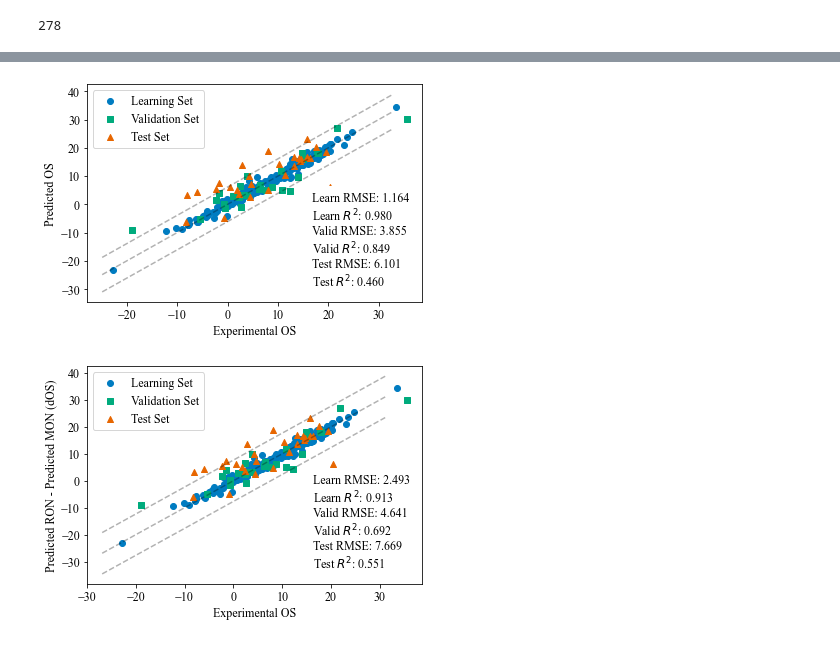
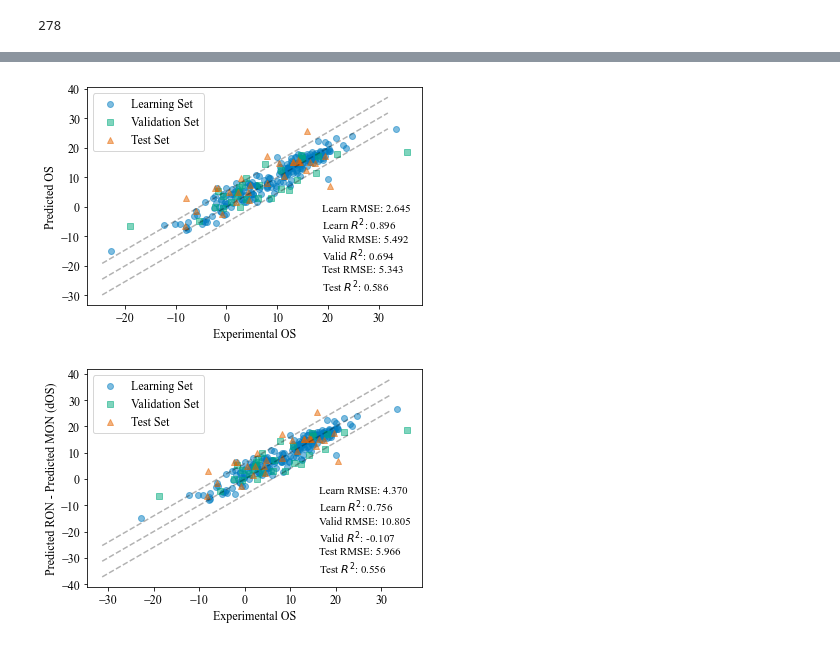
Before and after one commit to ECRL/publication_procedures, a Jupyter notebook: Octane/train_model.ipynb, the cells around one changed output, grey strips where cells are left out. Saved outputs shown, nothing was run; the diff lists cells and outputs as text; code cells hidden in the pictures.

```diff
--- a/Octane/train_model.ipynb
+++ b/Octane/train_model.ipynb
@@ -31,13 +31,13 @@ dataset_os_test = QSPRDataset(os_smiles_test, os_test, backend='alvadesc')
 # %%
 from ecnet.tasks import select_rfr
 
-desc_idx_mon, _ = select_rfr(dataset_mon_train, total_importance=0.9999, n_estimators=25, n_jobs=4)
+desc_idx_mon, _ = select_rfr(dataset_mon_train, total_importance=0.9999, n_estimators=50, n_jobs=4)
 desc_idx_mon = desc_idx_mon[:250]
 
-desc_idx_ron, _ = select_rfr(dataset_ron_train, total_importance=0.9999, n_estimators=25, n_jobs=4)
+desc_idx_ron, _ = select_rfr(dataset_ron_train, total_importance=0.9999, n_estimators=50, n_jobs=4)
 desc_idx_ron = desc_idx_ron[:250]
 
-desc_idx_os, _ = select_rfr(dataset_os_train, total_importance=0.9999, n_estimators=25, n_jobs=4)
+desc_idx_os, _ = select_rfr(dataset_os_train, total_importance=0.9999, n_estimators=50, n_jobs=4)
 desc_idx_os = desc_idx_os[:250]
 # %%
 dataset_mon_train.set_desc_index(desc_idx_mon)
@@ -104,9 +126,9 @@ plt.ylabel('Predicted MON')
 plt.plot([min_val, max_val], [min_val, max_val], 'k--', alpha=0.3)
 plt.plot([min_val, max_val], [min_val + test_rmse, max_val + test_rmse], 'k--', alpha=0.3)
 plt.plot([min_val, max_val], [min_val - test_rmse, max_val - test_rmse], 'k--', alpha=0.3)
-plt.scatter(mon_learn_exp, mon_learn_pred, color=(0, 114/235, 178/235), label='Learning Set', marker='o')
-plt.scatter(mon_valid_exp, mon_valid_pred, color=(0, 158/235, 115/235), label='Validation Set', marker='s')
-plt.scatter(mon_test_exp, mon_test_pred, color=(213/235, 94/235, 0), label='Test Set', marker='^')
+plt.scatter(mon_learn_exp, mon_learn_pred, color=(0, 114/235, 178/235), label='Learning Set', marker='o', alpha=0.5)
+plt.scatter(mon_valid_exp, mon_valid_pred, color=(0, 158/235, 115/235), label='Validation Set', marker='s', alpha=0.5)
+plt.scatter(mon_test_exp, mon_test_pred, color=(213/235, 94/235, 0), label='Test Set', marker='^', alpha=0.5)
 plt.legend(loc='upper left')
 string = 'Learn RMSE: {:.3f}'.format(learn_rmse) + '\n'
 string += 'Learn $R^2$: {:.3f}'.format(learn_r2) + '\n'
@@ -114,6 +136,7 @@ string += 'Valid RMSE: {:.3f}'.format(valid_rmse) + '\n'
 string += 'Valid $R^2$: {:.3f}'.format(valid_r2) + '\n'
 string += 'Test RMSE: {:.3f}'.format(test_rmse) + '\n'
 string += 'Test $R^2$: {:.3f}'.format(test_r2)
+plt.rcParams.update({'font.size': 11})
 text_box = AnchoredText(string, frameon=True, loc=4, pad=0.5)
 plt.setp(text_box.patch, facecolor='white', edgecolor='w')
 plt.gca().add_artist(text_box)
@@ -166,9 +197,9 @@ plt.ylabel('Predicted RON')
 plt.plot([min_val, max_val], [min_val, max_val], 'k--', alpha=0.3)
 plt.plot([min_val, max_val], [min_val + test_rmse, max_val + test_rmse], 'k--', alpha=0.3)
 plt.plot([min_val, max_val], [min_val - test_rmse, max_val - test_rmse], 'k--', alpha=0.3)
-plt.scatter(ron_learn_exp, ron_learn_pred, color=(0, 114/235, 178/235), label='Learning Set', marker='o')
-plt.scatter(ron_valid_exp, ron_valid_pred, color=(0, 158/235, 115/235), label='Validation Set', marker='s')
-plt.scatter(ron_test_exp, ron_test_pred, color=(213/235, 94/235, 0), label='Test Set', marker='^')
+plt.scatter(ron_learn_exp, ron_learn_pred, color=(0, 114/235, 178/235), label='Learning Set', marker='o', alpha=0.5)
+plt.scatter(ron_valid_exp, ron_valid_pred, color=(0, 158/235, 115/235), label='Validation Set', marker='s', alpha=0.5)
+plt.scatter(ron_test_exp, ron_test_pred, color=(213/235, 94/235, 0), label='Test Set', marker='^', alpha=0.5)
 plt.legend(loc='upper left')
 string = 'Learn RMSE: {:.3f}'.format(learn_rmse) + '\n'
 string += 'Learn $R^2$: {:.3f}'.format(learn_r2) + '\n'
@@ -176,6 +207,7 @@ string += 'Valid RMSE: {:.3f}'.format(valid_rmse) + '\n'
 string += 'Valid $R^2$: {:.3f}'.format(valid_r2) + '\n'
 string += 'Test RMSE: {:.3f}'.format(test_rmse) + '\n'
 string += 'Test $R^2$: {:.3f}'.format(test_r2)
+plt.rcParams.update({'font.size': 11})
 text_box = AnchoredText(string, frameon=True, loc=4, pad=0.5)
 plt.setp(text_box.patch, facecolor='white', edgecolor='w')
 plt.gca().add_artist(text_box)
@@ -229,9 +266,9 @@ plt.ylabel('Predicted OS')
 plt.plot([min_val, max_val], [min_val, max_val], 'k--', alpha=0.3)
 plt.plot([min_val, max_val], [min_val + test_rmse, max_val + test_rmse], 'k--', alpha=0.3)
 plt.plot([min_val, max_val], [min_val - test_rmse, max_val - test_rmse], 'k--', alpha=0.3)
-plt.scatter(os_learn_exp, os_learn_pred, color=(0, 114/235, 178/235), label='Learning Set', marker='o')
-plt.scatter(os_valid_exp, os_valid_pred, color=(0, 158/235, 115/235), label='Validation Set', marker='s')
-plt.scatter(os_test_exp, os_test_pred, color=(213/235, 94/235, 0), label='Test Set', marker='^')
+plt.scatter(os_learn_exp, os_learn_pred, color=(0, 114/235, 178/235), label='Learning Set', marker='o', alpha=0.5)
+plt.scatter(os_valid_exp, os_valid_pred, color=(0, 158/235, 115/235), label='Validation Set', marker='s', alpha=0.5)
+plt.scatter(os_test_exp, os_test_pred, color=(213/235, 94/235, 0), label='Test Set', marker='^', alpha=0.5)
 plt.legend(loc='upper left')
 string = 'Learn RMSE: {:.3f}'.format(learn_rmse) + '\n'
 string += 'Learn $R^2$: {:.3f}'.format(learn_r2) + '\n'
@@ -239,12 +276,13 @@ string += 'Valid RMSE: {:.3f}'.format(valid_rmse) + '\n'
 string += 'Valid $R^2$: {:.3f}'.format(valid_r2) + '\n'
 string += 'Test RMSE: {:.3f}'.format(test_rmse) + '\n'
 string += 'Test $R^2$: {:.3f}'.format(test_r2)
+plt.rcParams.update({'font.size': 11})
 text_box = AnchoredText(string, frameon=True, loc=4, pad=0.5)
 plt.setp(text_box.patch, facecolor='white', edgecolor='w')
 plt.gca().add_artist(text_box)
 plt.show()
 # %% [output]
-[figure, old version]
+[figure, new version]
 # %%
 dos_learn_exp = [ron_learn_exp[i] - mon_learn_pred[i] for i in range(len(ron_learn_exp))]
 dos_valid_exp = [ron_valid_exp[i] - mon_valid_pred[i] for i in range(len(ron_valid_exp))]
@@ -264,30 +302,31 @@ test_r2 = r2_score(dos_test_exp, dos_test_pred)
 # %%
 plt.clf()
 min_val = min(min(dos_learn_pred), min(dos_learn_exp)) - 0.05 * max(max(dos_learn_pred), max(dos_learn_exp))
 max_val = max(max(dos_learn_pred), max(dos_learn_exp)) - 0.05 * max(max(dos_learn_pred), max(dos_learn_exp))
 plt.rcParams['font.family'] = 'Times New Roman'
 plt.rcParams.update({'font.size': 12})
 plt.xlabel('Experimental OS')
 plt.ylabel('Predicted RON - Predicted MON (dOS)')
 plt.plot([min_val, max_val], [min_val, max_val], 'k--', alpha=0.3)
 plt.plot([min_val, max_val], [min_val + test_rmse, max_val + test_rmse], 'k--', alpha=0.3)
 plt.plot([min_val, max_val], [min_val - test_rmse, max_val - test_rmse], 'k--', alpha=0.3)
-plt.scatter(os_learn_exp, os_learn_pred, color=(0, 114/235, 178/235), label='Learning Set', marker='o')
-plt.scatter(os_valid_exp, os_valid_pred, color=(0, 158/235, 115/235), label='Validation Set', marker='s')
-plt.scatter(os_test_exp, os_test_pred, color=(213/235, 94/235, 0), label='Test Set', marker='^')
+plt.scatter(os_learn_exp, os_learn_pred, color=(0, 114/235, 178/235), label='Learning Set', marker='o', alpha=0.5)
+plt.scatter(os_valid_exp, os_valid_pred, color=(0, 158/235, 115/235), label='Validation Set', marker='s', alpha=0.5)
+plt.scatter(os_test_exp, os_test_pred, color=(213/235, 94/235, 0), label='Test Set', marker='^', alpha=0.5)
 plt.legend(loc='upper left')
 string = 'Learn RMSE: {:.3f}'.format(learn_rmse) + '\n'
 string += 'Learn $R^2$: {:.3f}'.format(learn_r2) + '\n'
 string += 'Valid RMSE: {:.3f}'.format(valid_rmse) + '\n'
 string += 'Valid $R^2$: {:.3f}'.format(valid_r2) + '\n'
 string += 'Test RMSE: {:.3f}'.format(test_rmse) + '\n'
 string += 'Test $R^2$: {:.3f}'.format(test_r2)
+plt.rcParams.update({'font.size': 11})
 text_box = AnchoredText(string, frameon=True, loc=4, pad=0.5)
 plt.setp(text_box.patch, facecolor='white', edgecolor='w')
 plt.gca().add_artist(text_box)
 plt.show()
 # %% [output]
-[figure, old version]
+[figure, new version]
 # %%
 model_mon.save('model_mon.pt')
 model_ron.save('model_ron.pt')
```
Also changed, not shown: parts of 6 cells of this notebook, 6 other files.
